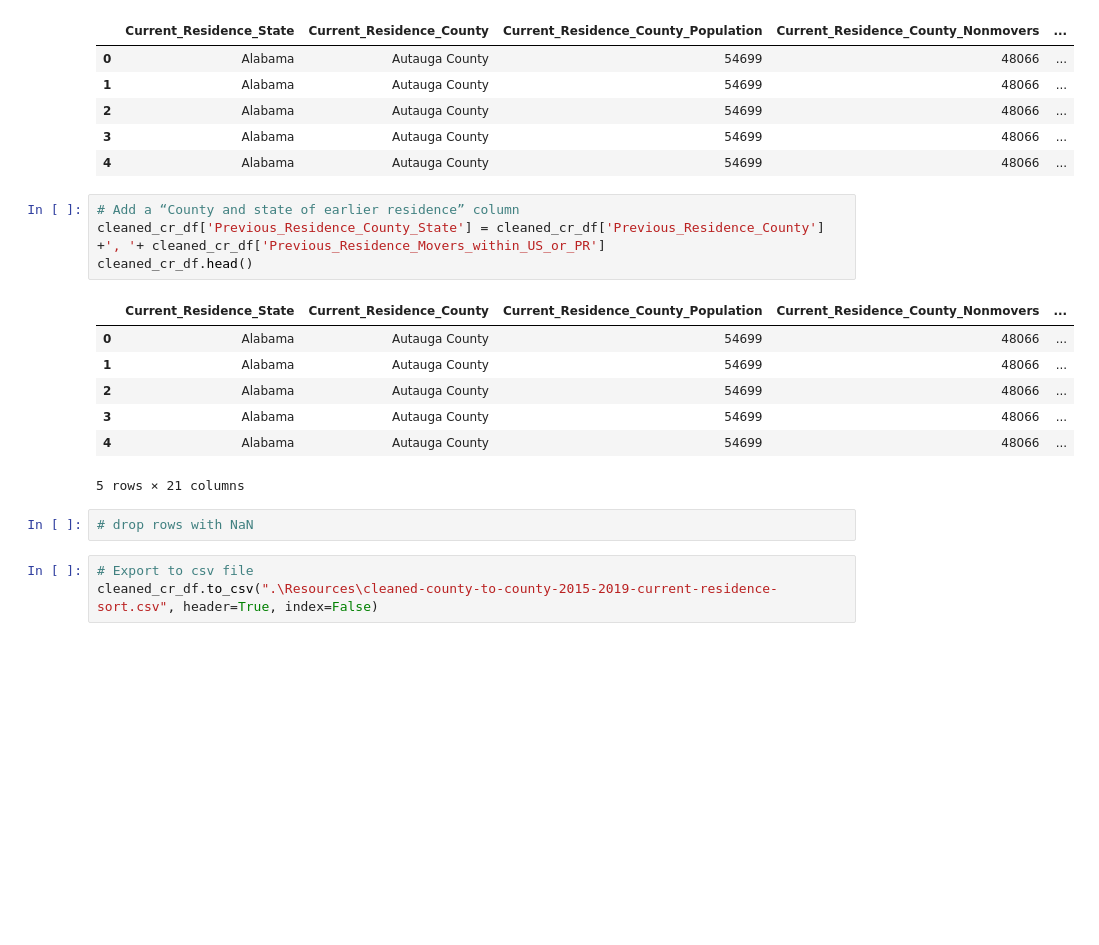
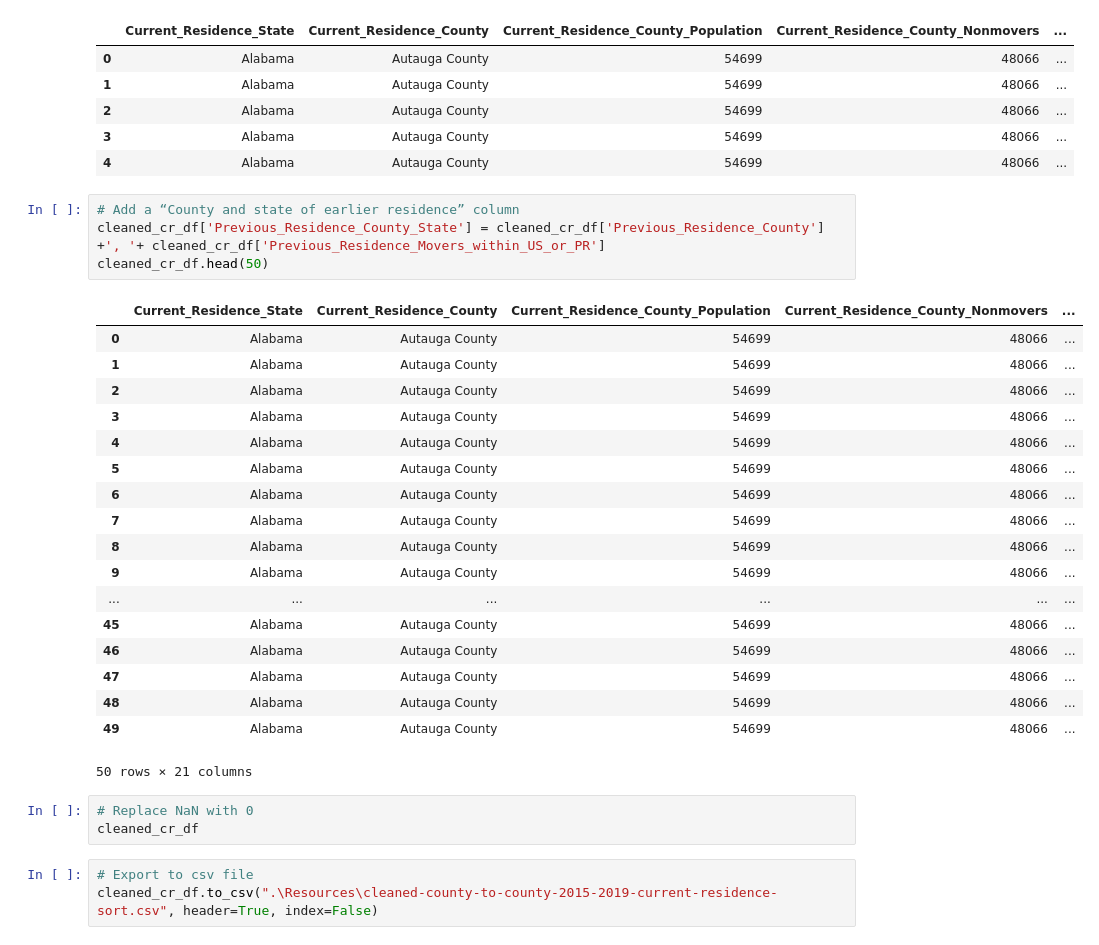
Before and after one commit to Bhargavi-ng/Migration_and_Housing, a Jupyter notebook: current_residence_county_CleanUp.ipynb, the cells around one changed output. Cells and saved outputs as stored; diff of their text form; blank space fills up the shorter version.

Commit message:
Alternate approach to clean up the data for current and previous residence.

```diff
--- a/current_residence_county_CleanUp.ipynb
+++ b/current_residence_county_CleanUp.ipynb
@@ -229,17 +229,29 @@ cleaned_cr_df.head()
 # %%
 # Add a “County and state of earlier residence” column
 cleaned_cr_df['Previous_Residence_County_State'] = cleaned_cr_df['Previous_Residence_County'] +', '+ cleaned_cr_df['Previous_Residence_Movers_within_US_or_PR']
-cleaned_cr_df.head()
+cleaned_cr_df.head(50)
 # %% [output]
 |  | Current_Residence_State | Current_Residence_County | Current_Residence_County_Population | Current_Residence_County_Nonmovers | ... |
 | 0 | Alabama | Autauga County | 54699 | 48066 | ... |
 | 1 | Alabama | Autauga County | 54699 | 48066 | ... |
 | 2 | Alabama | Autauga County | 54699 | 48066 | ... |
 | 3 | Alabama | Autauga County | 54699 | 48066 | ... |
 | 4 | Alabama | Autauga County | 54699 | 48066 | ... |
+| 5 | Alabama | Autauga County | 54699 | 48066 | ... |
+| 6 | Alabama | Autauga County | 54699 | 48066 | ... |
+| 7 | Alabama | Autauga County | 54699 | 48066 | ... |
+| 8 | Alabama | Autauga County | 54699 | 48066 | ... |
+| 9 | Alabama | Autauga County | 54699 | 48066 | ... |
+| ... | ... | ... | ... | ... | ... |
+| 45 | Alabama | Autauga County | 54699 | 48066 | ... |
+| 46 | Alabama | Autauga County | 54699 | 48066 | ... |
+| 47 | Alabama | Autauga County | 54699 | 48066 | ... |
+| 48 | Alabama | Autauga County | 54699 | 48066 | ... |
+| 49 | Alabama | Autauga County | 54699 | 48066 | ... |
-5 rows × 21 columns
+50 rows × 21 columns
 # %%
-# drop rows with NaN
+# Replace NaN with 0
+cleaned_cr_df
 # %%
 # Export to csv file
 cleaned_cr_df.to_csv(".\Resources\cleaned-county-to-county-2015-2019-current-residence-sort.csv", header=True, index=False)
```
Also changed, not shown: parts of 4 cells of this notebook, 2 other files.
